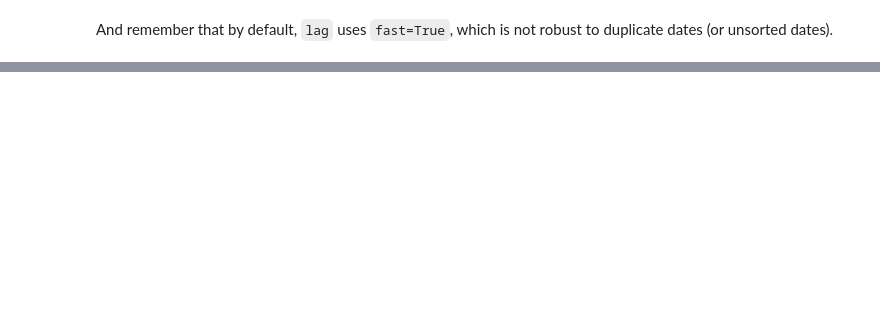
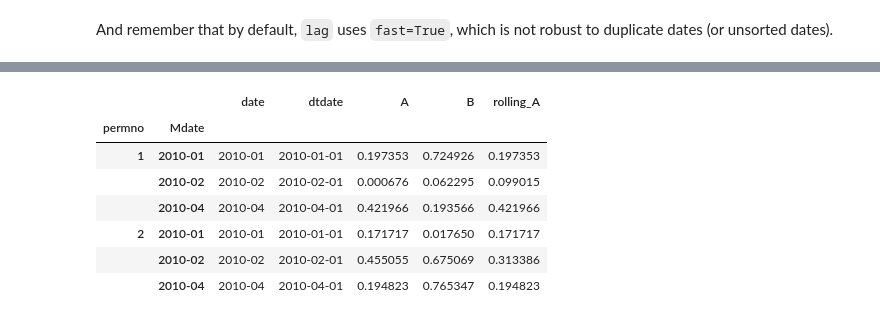
Before and after one commit to ionmihai/pandasmore, a Jupyter notebook: nbs/00_core.ipynb, the cells around one changed output, grey strips where cells are left out. Saved outputs shown, nothing was run; the diff lists cells and outputs as text; code cells hidden in the pictures; blank space fills up the shorter version.

```diff
--- a/nbs/00_core.ipynb
+++ b/nbs/00_core.ipynb
@@ -313,2 +359,40 @@ permno  Mdate
         2010-04         NaN
 dtype: float64
+# %%
+#|export
+def rrolling(df: pd.Series|pd.DataFrame, # Must have period date Index (if Series) or (panel_id, period_date) Multiindex (if DataFrame)
+                        func: str, # Name of any pandas aggregation function (to applied to `df` data within each rolling window
+                        window:int=None, # Rolling window length; if None, uses 'expanding' without fixing lags
+                        skipna: bool|None=False, # Use None if `func` does not take `skipna` arg.
+                        use_fast_lags: bool=True
+                        ) -> pd.Series:
+    """Like `pd.DataFrame.rolling` but using robust `lag`s. Run `df = setup_tseries(df)` or `df = setup_panel(df)` prior to using."""
+
+    if isinstance(df,pd.Series): df = df.to_frame()
+    if len(df.columns) > 1: raise ValueError("`df` must have a single column")
+    varname = df.columns[0]
+    out = df.copy()
+
+    if window:
+        out = add_lags(out, vars=varname, lags=range(window), use_fast_lags=use_fast_lags)
+
+        if skipna is None:
+            return getattr(out[[f'{varname}_lag{n}' for n in range(window)]], func)(axis=1)
+        else:
+            return getattr(out[[f'{varname}_lag{n}' for n in range(window)]], func)(axis=1, skipna=skipna)
+    else:
+        if skipna is None:
+            return getattr(df.groupby(axis=0, level=0).expanding(), func)().droplevel(0)
+        else:
+            return getattr(df.groupby(axis=0, level=0).expanding(), func)(skipna=skipna).droplevel(0)
+# %%
+df.assign(rolling_A = rrolling(df['A'], func='mean', window=2, skipna=True))
+# %% [output]
+|  |  | date | dtdate | A | B | rolling_A |
+| permno | Mdate |  |  |  |  |  |
+| 1 | 2010-01 | 2010-01 | 2010-01-01 | 0.197353 | 0.724926 | 0.197353 |
+|  | 2010-02 | 2010-02 | 2010-02-01 | 0.000676 | 0.062295 | 0.099015 |
+|  | 2010-04 | 2010-04 | 2010-04-01 | 0.421966 | 0.193566 | 0.421966 |
+| 2 | 2010-01 | 2010-01 | 2010-01-01 | 0.171717 | 0.017650 | 0.171717 |
+|  | 2010-02 | 2010-02 | 2010-02-01 | 0.455055 | 0.675069 | 0.313386 |
+|  | 2010-04 | 2010-04 | 2010-04-01 | 0.194823 | 0.765347 | 0.194823 |
```
Also changed, not shown: parts of 29 cells of this notebook, 2 other files.
